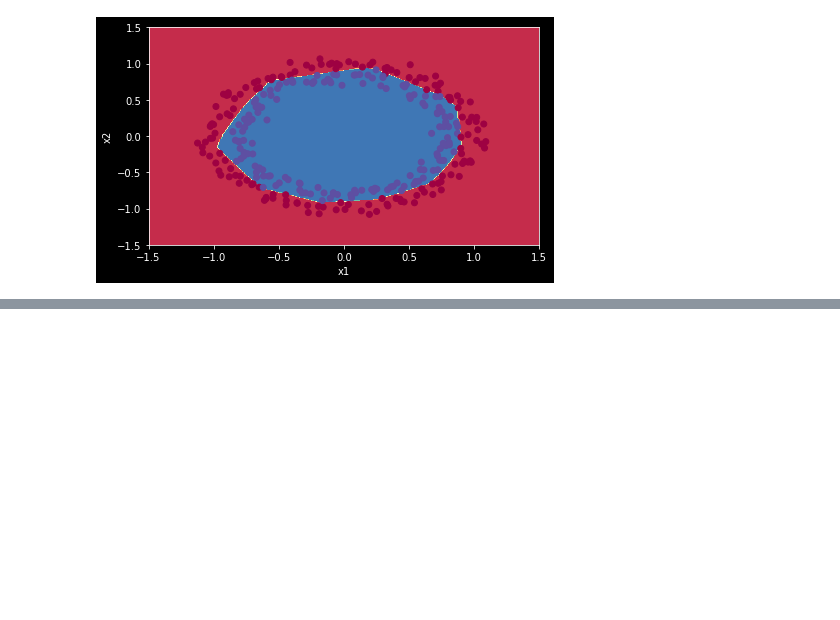
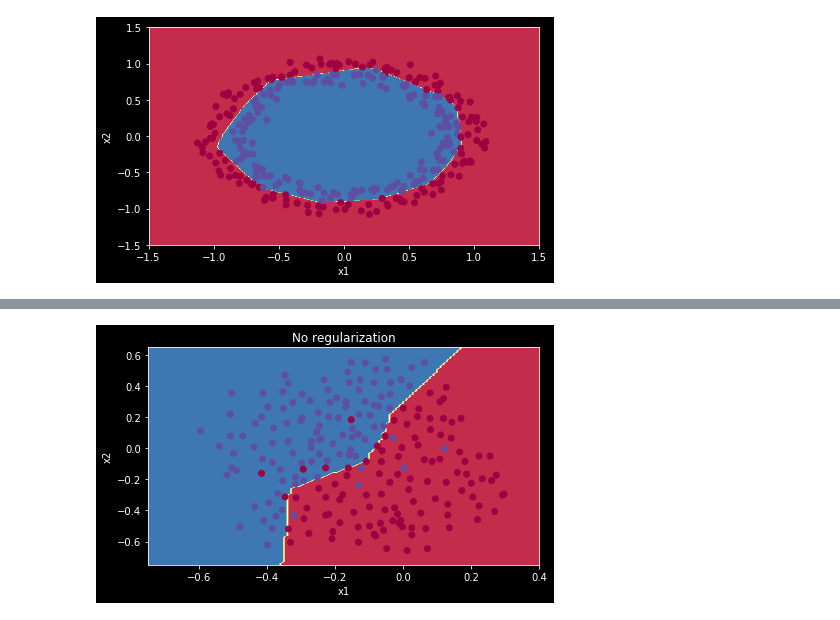
Before and after one commit to wjphallo/deeplearning-study, a Jupyter notebook: 2-1/2-1.ipynb, the cells around one changed output, grey strips where cells are left out. Cells and saved outputs as stored; diff of their text form; code cells hidden in the pictures; blank space fills up the shorter version.

```diff
--- a/2-1/2-1.ipynb
+++ b/2-1/2-1.ipynb
@@ -163,0 +279,8 @@ init_utils.plot_decision_boundary(lambda X: init_utils.predict_dec(params, X.T),
+# %%
+plt.title('No regularization')
+axes = plt.gca()
+axes.set_xlim([-0.75, 0.40])
+axes.set_ylim([-0.75, 0.65])
+reg_utils.plot_decision_boundary(lambda X: reg_utils.predict_dec(params, X.T), X_re_train, np.squeeze(Y_re_train))
+# %% [output]
+[figure, added]
```
Also changed, not shown: parts of 18 cells of this notebook, 5 other files.
